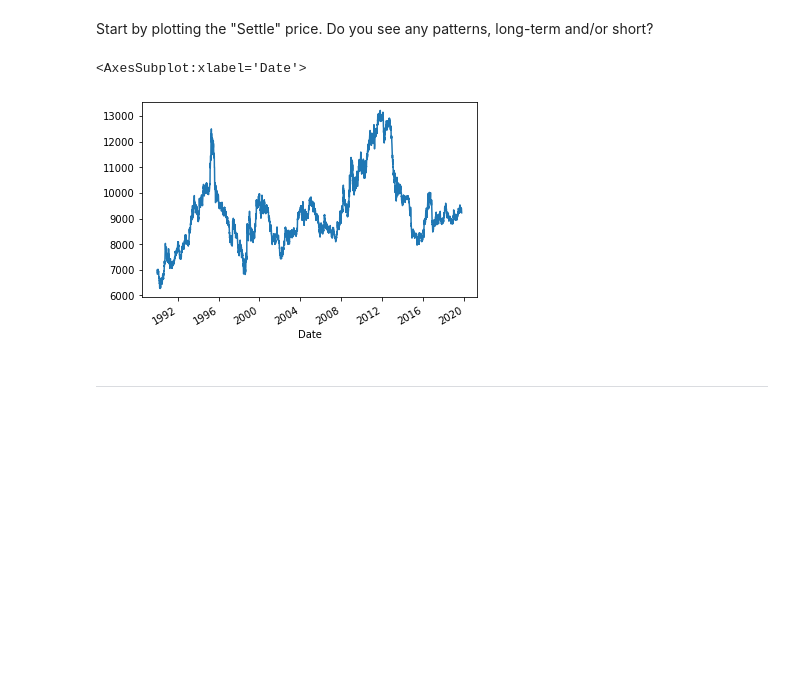
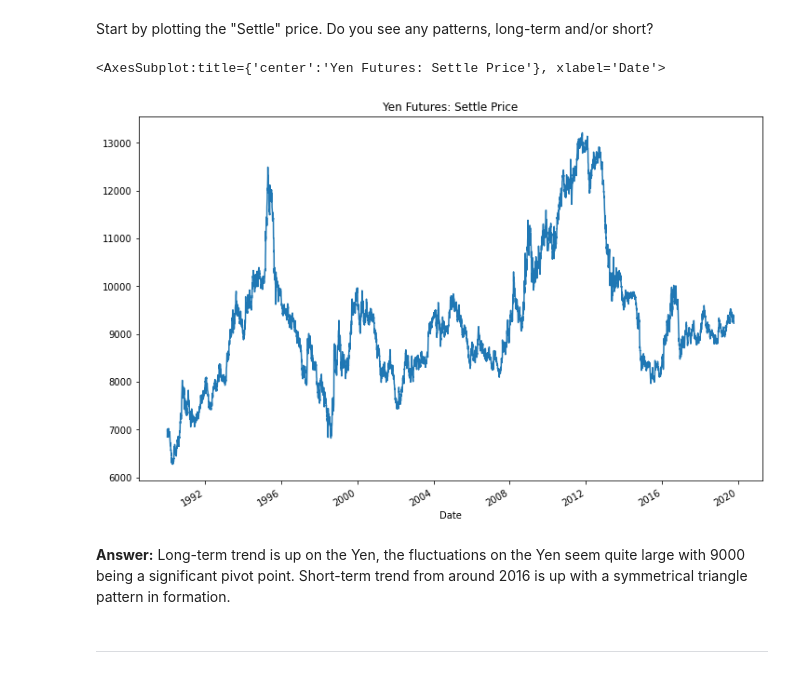
Before and after one commit to Luke-Mac/yen_for_the_future, a Jupyter notebook: time_series_analysis.ipynb, the cells around one changed output. Saved outputs shown, nothing was run; the diff lists cells and outputs as text; code cells hidden in the pictures; blank space fills up the shorter version.

```diff
--- a/time_series_analysis.ipynb
+++ b/time_series_analysis.ipynb
@@ -40,10 +40,13 @@ yen_futures.head()
 # %%
 # Plot just the "Settle" column from the dataframe:
 # YOUR CODE HERE!
-yen_futures.Settle.plot()
+yen_futures.Settle.plot(figsize=[12,8],title="Yen Futures: Settle Price")
 # %% [output]
-<AxesSubplot:xlabel='Date'>
+<AxesSubplot:title={'center':'Yen Futures: Settle Price'}, xlabel='Date'>
-[figure, old version]
+[figure, new version]
+# %% [markdown]
+ **Answer:** Long-term trend is up on the Yen, the fluctuations on the Yen seem quite large with 9000 being a significant pivot point.
+ Short-term trend from around 2016 is up with a symmetrical triangle pattern in formation.
 # %% [markdown]
 ---
 # %% [markdown]
```
Also changed, not shown: parts of 22 cells of this notebook.
